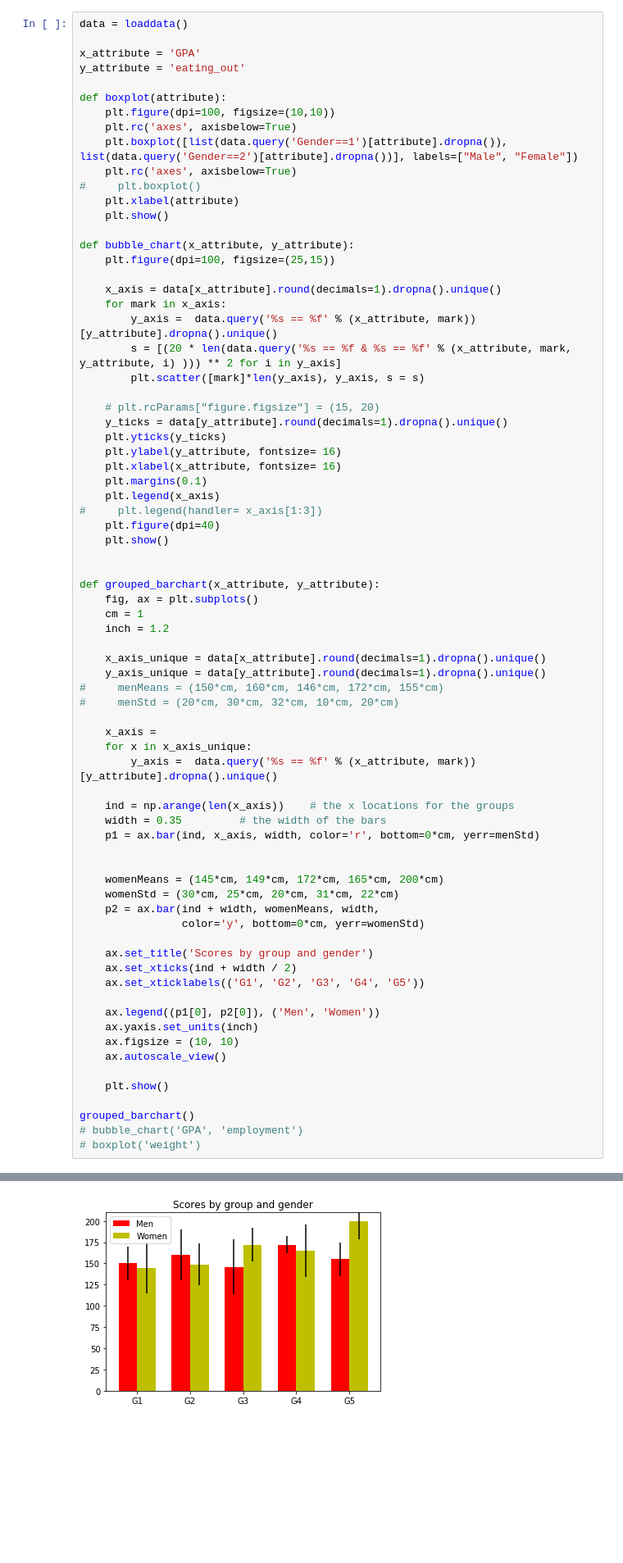
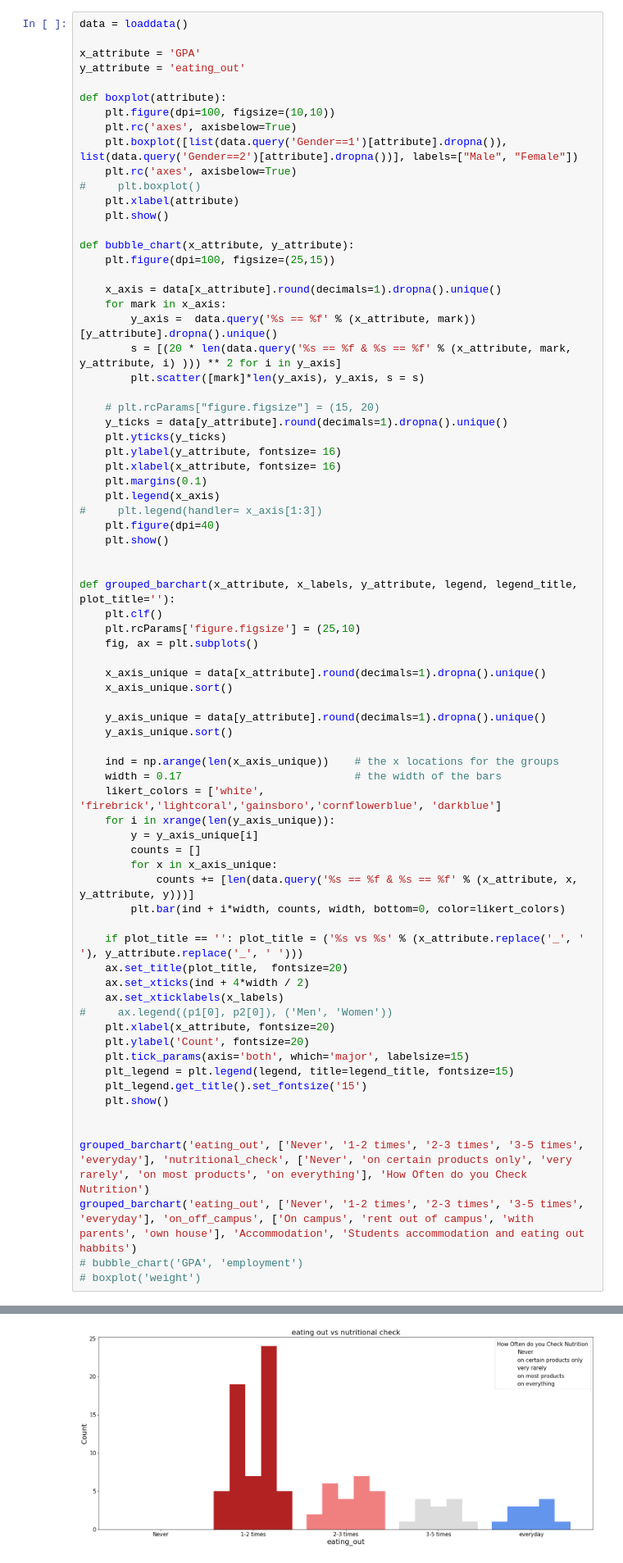
Before and after one commit to ahmedhagii/visual-analytics-project, a Jupyter notebook: visual-analytics-lab.ipynb, the cells around one changed output, grey strips where cells are left out. Shown at 82% size. Drawn from its saved outputs; the diff is of its cells as text; blank space fills up the shorter version.

Commit message:
adding additional plots

```diff
--- a/visual-analytics-lab.ipynb
+++ b/visual-analytics-lab.ipynb
@@ -114,42 +114,42 @@ def bubble_chart(x_attribute, y_attribute):
     plt.show()
 
 
-def grouped_barchart(x_attribute, y_attribute):
+def grouped_barchart(x_attribute, x_labels, y_attribute, legend, legend_title, plot_title=''):
+    plt.clf()
+    plt.rcParams['figure.figsize'] = (25,10)
     fig, ax = plt.subplots()
-    cm = 1
-    inch = 1.2
 
     x_axis_unique = data[x_attribute].round(decimals=1).dropna().unique()
+    x_axis_unique.sort()
+
     y_axis_unique = data[y_attribute].round(decimals=1).dropna().unique()
-#     menMeans = (150*cm, 160*cm, 146*cm, 172*cm, 155*cm)
-#     menStd = (20*cm, 30*cm, 32*cm, 10*cm, 20*cm)
+    y_axis_unique.sort()
 
-    x_axis =
-    for x in x_axis_unique:
-        y_axis =  data.query('%s == %f' % (x_attribute, mark))[y_attribute].dropna().unique()
+    ind = np.arange(len(x_axis_unique))    # the x locations for the groups
+    width = 0.17                           # the width of the bars
+    likert_colors = ['white', 'firebrick','lightcoral','gainsboro','cornflowerblue', 'darkblue']
+    for i in xrange(len(y_axis_unique)):
+        y = y_axis_unique[i]
+        counts = []
+        for x in x_axis_unique:
+            counts += [len(data.query('%s == %f & %s == %f' % (x_attribute, x, y_attribute, y)))]
+        plt.bar(ind + i*width, counts, width, bottom=0, color=likert_colors)
 
-    ind = np.arange(len(x_axis))    # the x locations for the groups
-    width = 0.35         # the width of the bars
-    p1 = ax.bar(ind, x_axis, width, color='r', bottom=0*cm, yerr=menStd)
+    if plot_title == '': plot_title = ('%s vs %s' % (x_attribute.replace('_', ' '), y_attribute.replace('_', ' ')))
+    ax.set_title(plot_title,  fontsize=20)
+    ax.set_xticks(ind + 4*width / 2)
+    ax.set_xticklabels(x_labels)
+#     ax.legend((p1[0], p2[0]), ('Men', 'Women'))
+    plt.xlabel(x_attribute, fontsize=20)
+    plt.ylabel('Count', fontsize=20)
+    plt.tick_params(axis='both', which='major', labelsize=15)
+    plt_legend = plt.legend(legend, title=legend_title, fontsize=15)
+    plt_legend.get_title().set_fontsize('15')
+    plt.show()
 
 
-    womenMeans = (145*cm, 149*cm, 172*cm, 165*cm, 200*cm)
-    womenStd = (30*cm, 25*cm, 20*cm, 31*cm, 22*cm)
-    p2 = ax.bar(ind + width, womenMeans, width,
-                color='y', bottom=0*cm, yerr=womenStd)
-
-    ax.set_title('Scores by group and gender')
-    ax.set_xticks(ind + width / 2)
-    ax.set_xticklabels(('G1', 'G2', 'G3', 'G4', 'G5'))
-
-    ax.legend((p1[0], p2[0]), ('Men', 'Women'))
-    ax.yaxis.set_units(inch)
-    ax.figsize = (10, 10)
-    ax.autoscale_view()
-
-    plt.show()
-
-grouped_barchart()
+grouped_barchart('eating_out', ['Never', '1-2 times', '2-3 times', '3-5 times', 'everyday'], 'nutritional_check', ['Never', 'on certain products only', 'very rarely', 'on most products', 'on everything'], 'How Often do you Check Nutrition')
+grouped_barchart('eating_out', ['Never', '1-2 times', '2-3 times', '3-5 times', 'everyday'], 'on_off_campus', ['On campus', 'rent out of campus', 'with parents', 'own house'], 'Accommodation', 'Students accommodation and eating out habbits')
 # bubble_chart('GPA', 'employment')
 # boxplot('weight')
 # %% [output]
@@ -156 +158 @@ grouped_barchart()
-[figure, old version]
+[figure, new version]
```
Also changed, not shown: parts of 4 cells of this notebook.
